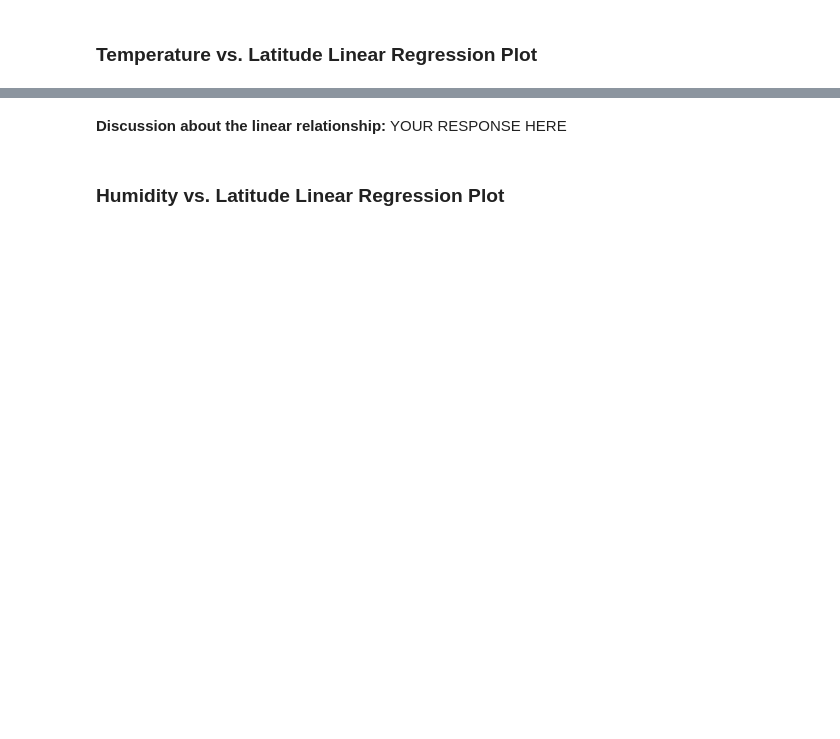
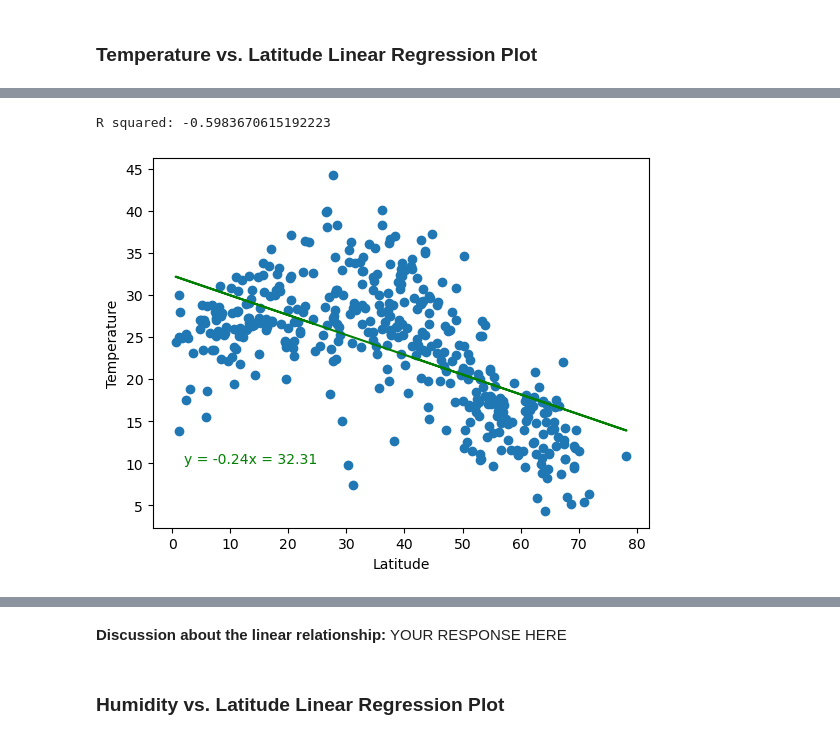
Before and after one commit to JaskiratSingh95/python_api_challenge, a Jupyter notebook: WeatherPy.ipynb, the cells around one changed output, grey strips where cells are left out. Saved outputs shown, nothing was run; the diff lists cells and outputs as text; code cells hidden in the pictures; blank space fills up the shorter version.

```diff
--- a/WeatherPy.ipynb
+++ b/WeatherPy.ipynb
@@ -328,0 +326,25 @@ The r-value is: 0.4121057168607245
+# %%
+# Linear regression on Northern Hemisphere
+# YOUR CODE HERE
+northhemi_lat = northern_hemi_df['Lat']
+northhemi_temp = northern_hemi_df['Max Temp']
+pe_slope, pe_int, pe_r, pe_p, pe_std_err = linregress (northhemi_lat, northhemi_temp)
+tl_regress = northhemi_lat * pe_slope + pe_int
+line_eq = "y = " + str(round(pe_slope, 2)) + "x = " + str(round(pe_int, 2))
+
+# Plot scatter chart
+plt.scatter (northhemi_lat, northhemi_temp)
+
+#plot regression line
+plt.plot(northhemi_lat,tl_regress, c= "g")
+plt.annotate(line_eq,(2,10), fontsize=10, color="green")
+
+#label
+plt.xlabel('Latitude')
+plt.ylabel('Temperature')
+
+# Print r squared
+print(f"R squared: {pe_r}")
+# %% [output]
+R squared: -0.5983670615192223
+[figure, added]
```
Also changed, not shown: parts of 30 cells of this notebook, 5 other files.
